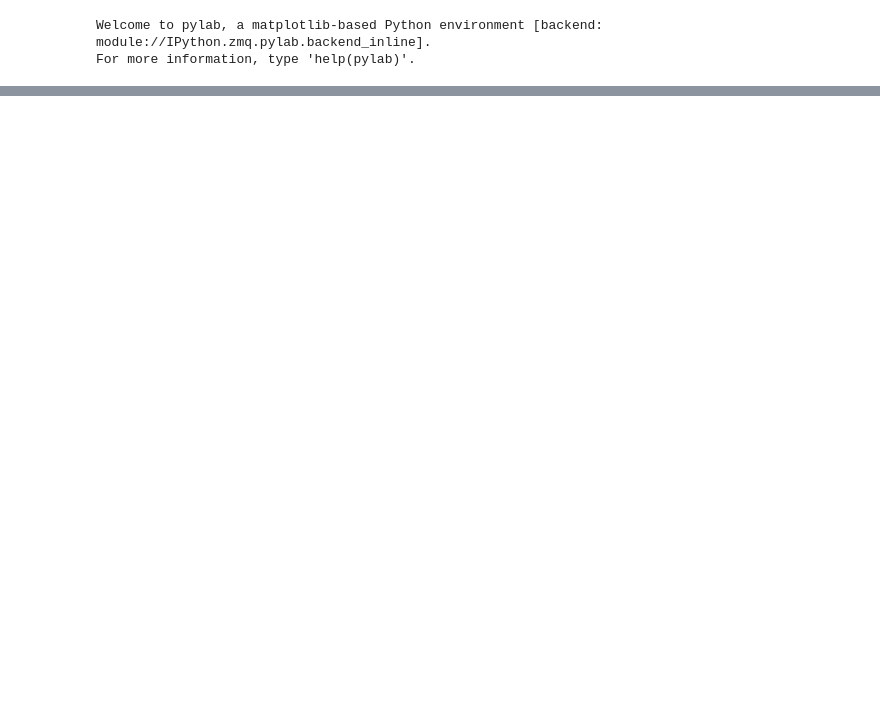
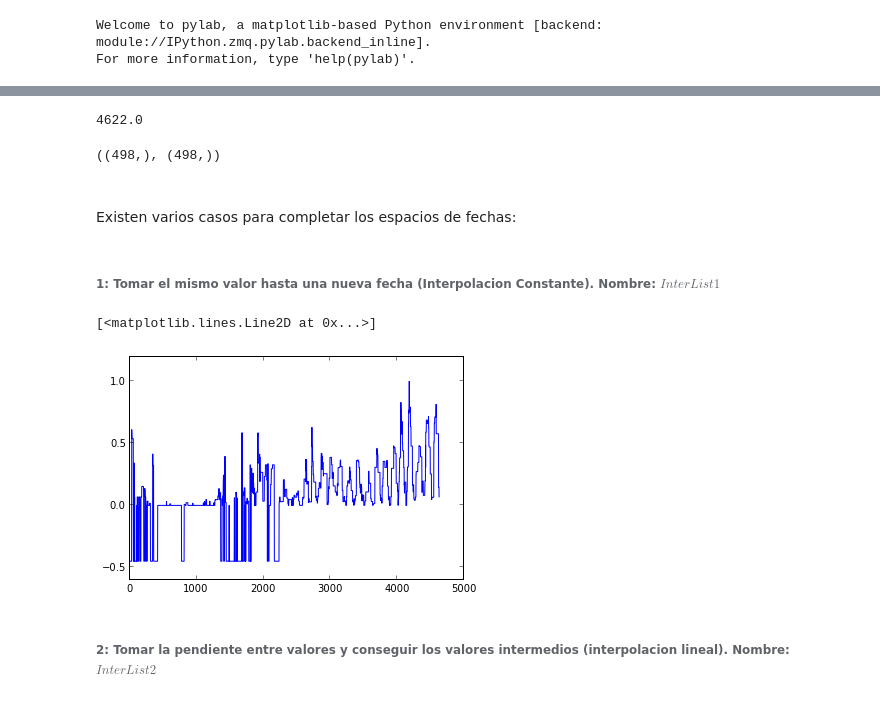
Before and after one commit to daniel-lozano/tarea5, a Jupyter notebook: ManchasT5B.ipynb, the cells around one changed output, grey strips where cells are left out. Saved outputs shown, nothing was run; the diff lists cells and outputs as text; code cells hidden in the pictures; blank space fills up the shorter version.

```diff
--- a/ManchasT5B.ipynb
+++ b/ManchasT5B.ipynb
@@ -73,0 +29,4 @@ Finalmente, Hacer una estimacion del periodo del ciclo solar
+# %%
+year=t[:,0]
+month=t[:,1]
+X_norm=t[:,3]
@@ -73,0 +51,55 @@ Finalmente, Hacer una estimacion del periodo del ciclo solar
+# %%
+def TransPosFecha(yr,mo):
+    var1=yr*12+mo
+    var2=var1-PosInic
+    return var2
+
+#En caso de necesitarlo... la inversa de la funcion
+def iTransPosFecha(num):
+    var1=num%12
+    var2=(int)(num/12)
+    var3=year[0]+var2
+    var4=month[0]+var1
+    return var3,var4
+# %%
+Originaldata=empty(0)
+for i in range(numDatosOri+1):
+    value=TransPosFecha(year[i],month[i])
+    Originaldata=np.append(Originaldata,value)
+Originaldata[numDatosOri]
+# %% [output]
+4622.0
+# %%
+#Prueba de lista de datos
+Data=empty(0)
+for a in range(numDatosOri+1):
+    Data=np.append(Data,X_norm[a])
+shape(Originaldata),shape(Data)
+# %% [output]
+((498,), (498,))
+# %% [markdown]
+####
+Existen varios casos para completar los espacios de fechas:
+# %% [markdown]
+###### 1: Tomar el mismo valor hasta una nueva fecha (Interpolacion Constante). Nombre: $InterList1$
+# %%
+InterList1=empty(0)
+for a in range(RangoTot+1):
+    guarda=0.0
+
+    for b in range(numDatosOri+1):
+        var1=TransPosFecha(year[b],month[b])
+        if a == var1:
+            InterList1=np.append(InterList1,X_norm[b])
+    try:
+        existencia=InterList1[a]*1
+    except IndexError:
+        InterList1=np.append(InterList1,InterList1[a-1])
+#CheckPoint
+# %%
+plot(InterList1)
+# %% [output]
+[<matplotlib.lines.Line2D at 0x...>]
+[figure, added]
+# %% [markdown]
+###### 2: Tomar la pendiente entre valores y conseguir los valores intermedios (interpolacion lineal). Nombre: $InterList2$
```
Also changed, not shown: parts of 76 cells of this notebook.
